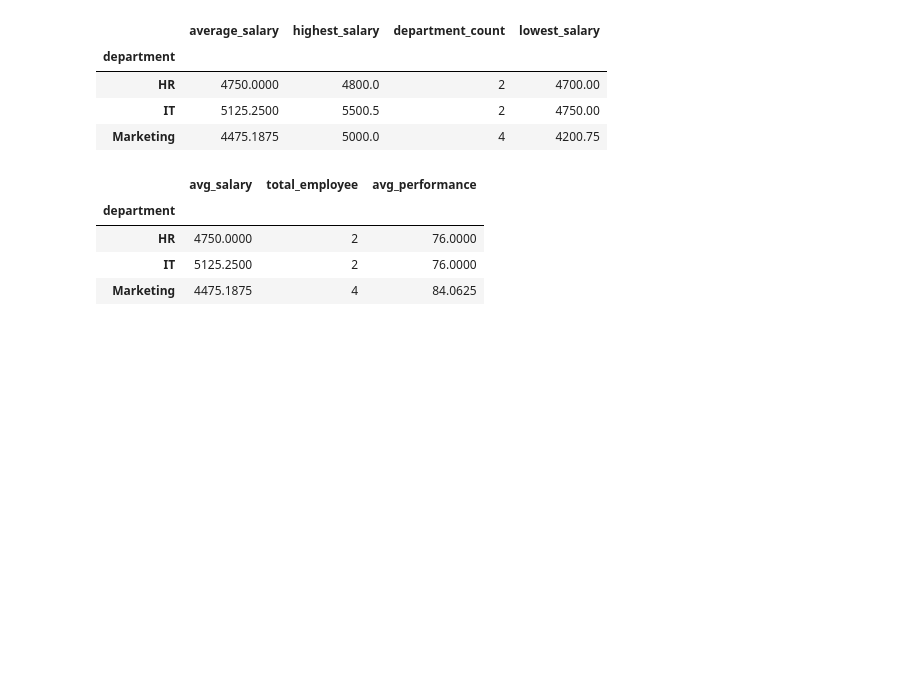
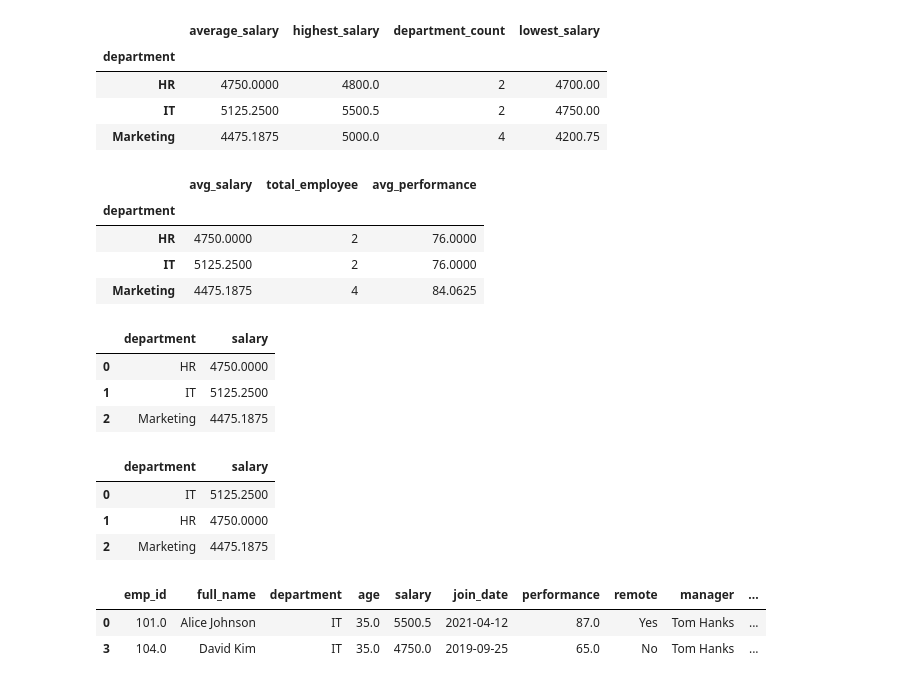
Before and after one commit to OIC-Hub/data-science-class-2, a Jupyter notebook: employee_dataset.ipynb, the cells around one changed output. Cells and saved outputs as stored; diff of their text form; code cells hidden in the pictures; blank space fills up the shorter version.

```diff
--- a/employee_dataset.ipynb
+++ b/employee_dataset.ipynb
@@ -919,3 +919,26 @@ merge_df.groupby("department").agg(
 | HR | 4750.0000 | 2 | 76.0000 |
 | IT | 5125.2500 | 2 | 76.0000 |
 | Marketing | 4475.1875 | 4 | 84.0625 |
+# %%
+#reset grouping index
+merge_df.groupby("department")["salary"].mean().reset_index()
+# %% [output]
+|  | department | salary |
+| 0 | HR | 4750.0000 |
+| 1 | IT | 5125.2500 |
+| 2 | Marketing | 4475.1875 |
+# %%
+#groupby with sort values
+merge_df.groupby("department")["salary"].mean().sort_values(ascending=False).reset_index()
+# %% [output]
+|  | department | salary |
+| 0 | IT | 5125.2500 |
+| 1 | HR | 4750.0000 |
+| 2 | Marketing | 4475.1875 |
+# %%
+#filter groups
+merge_df.groupby("department").filter(lambda x: x["salary"].mean() > 5000)
+# %% [output]
+|  | emp_id | full_name | department | age | salary | join_date | performance | remote | manager | ... |
+| 0 | 101.0 | Alice Johnson | IT | 35.0 | 5500.5 | 2021-04-12 | 87.0 | Yes | Tom Hanks | ... |
+| 3 | 104.0 | David Kim | IT | 35.0 | 4750.0 | 2019-09-25 | 65.0 | No | Tom Hanks | ... |
```
Also changed, not shown: parts of 6 cells of this notebook.
